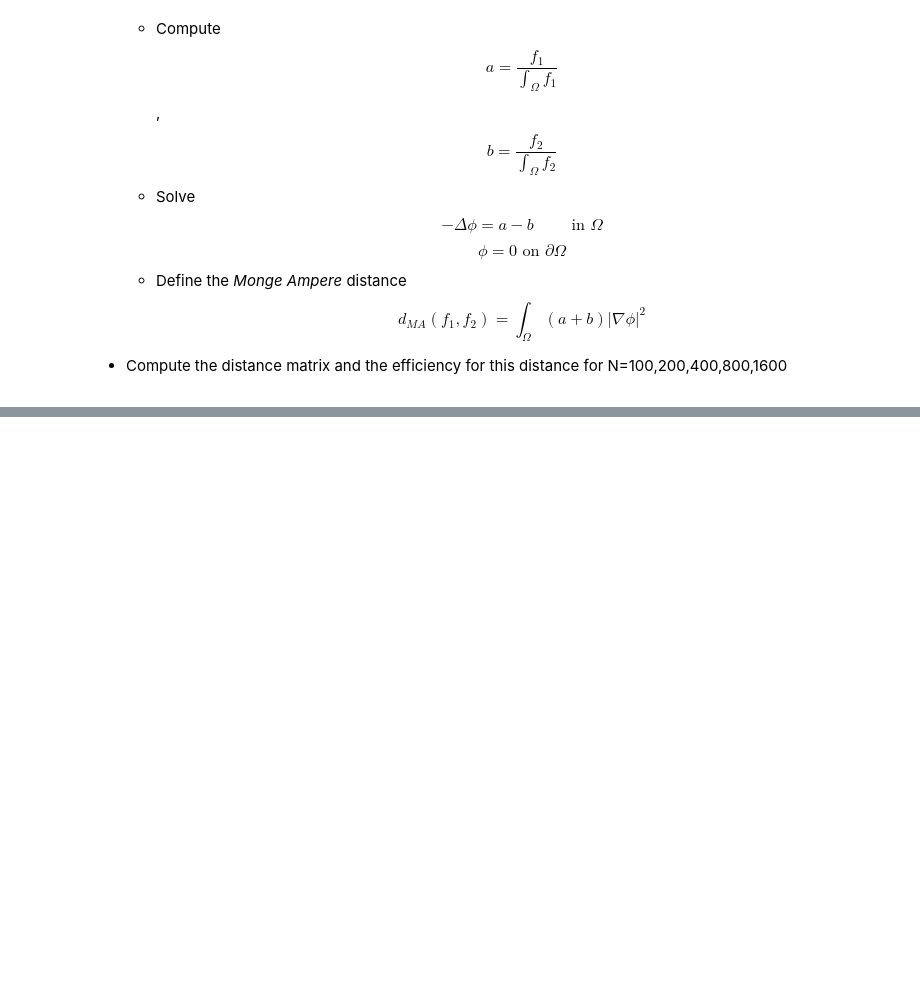
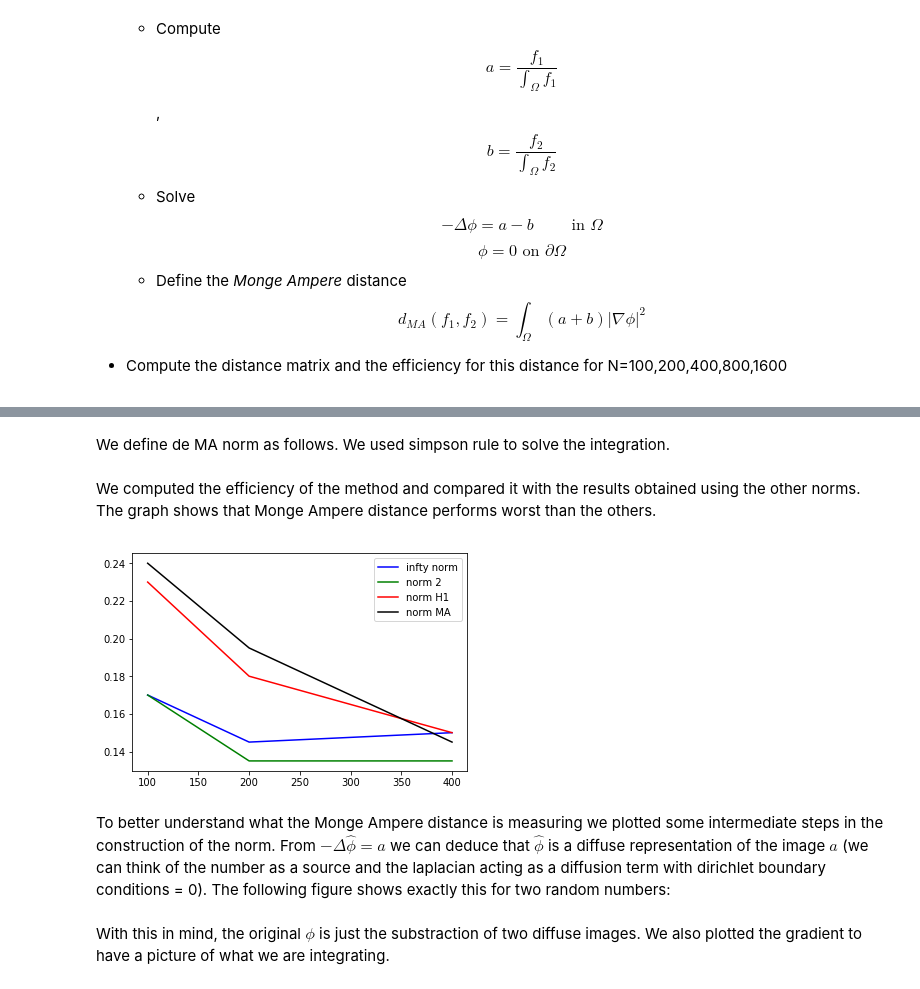
Before and after one commit to Fede112/P1.4_seed, a Jupyter notebook: final_project/final_project_2018-2019.ipynb, the cells around one changed output, grey strips where cells are left out. Drawn from its saved outputs; the diff is of its cells as text; code cells hidden in the pictures; blank space fills up the shorter version.

```diff
--- a/final_project/final_project_2018-2019.ipynb
+++ b/final_project/final_project_2018-2019.ipynb
@@ -517,0 +526,2 @@ print()
+# %% [markdown]
+We define de MA norm as follows. We used simpson rule to solve the integration.
@@ -517,0 +570,20 @@ print()
+# %% [markdown]
+We computed the efficiency of the method and compared it with the results obtained using the other norms.
+The graph shows that Monge Ampere distance performs worst than the others.
+# %%
+# plot the results of norm MA compared with the previous norms
+plot(Ns, d_1_errors[:3], c='b', label = 'infty norm')
+plot(Ns, d_2_errors[:3], c='g', label = 'norm 2')
+plot(Ns, d_h1_errors[:3], c='r', label = 'norm H1')
+plot(Ns, d_MA_errors[:], c='black', label = 'norm MA')
+plt.legend()
+plt.show()
+# %% [output]
+[figure, added]
+# %% [markdown]
+To better understand what the Monge Ampere distance is measuring we plotted some intermediate steps in the construction of the norm.
+From  $-\Delta \hat{\phi} = a$ we can deduce that $\hat{\phi}$ is a diffuse representation of the image $a$ (we can think of the number as a source and the laplacian acting as a diffusion term with dirichlet boundary conditions = 0).
+The following figure shows exactly this for two random numbers:
+# %% [markdown]
+With this in mind, the original $\phi$ is just the substraction of two diffuse images.
+We also plotted the gradient to have a picture of what we are integrating.
```
Also changed, not shown: parts of 29 cells of this notebook.
